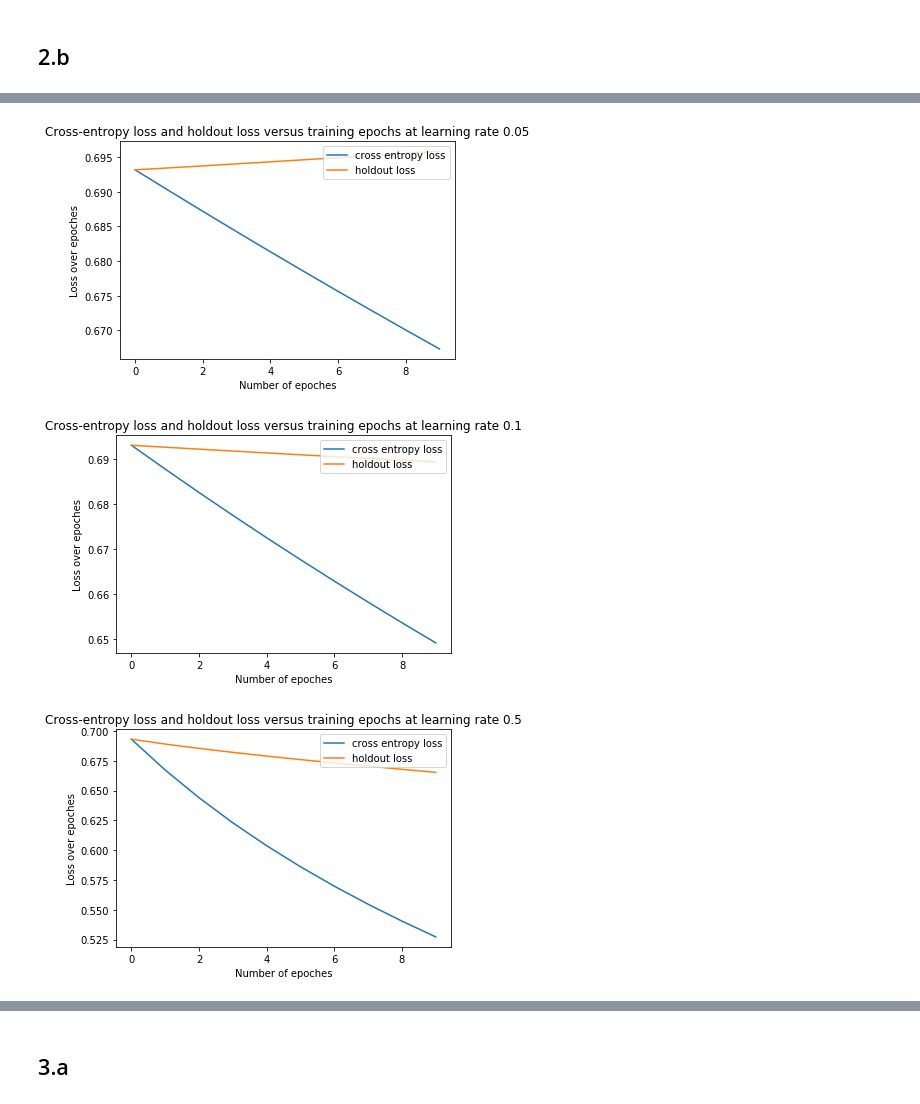
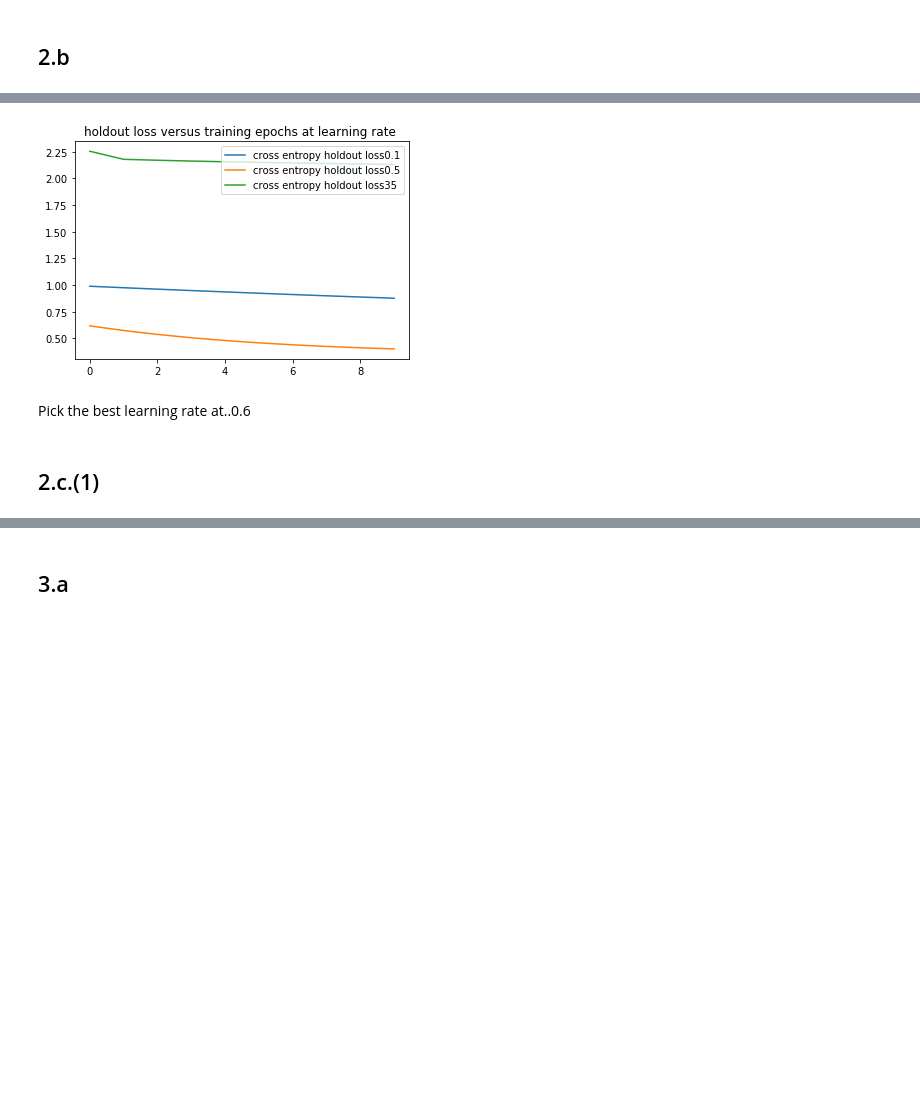
Before and after one commit to zyp5511/CSE253, a Jupyter notebook: hw1_2_1.ipynb, the cells around one changed output, grey strips where cells are left out. Cells and saved outputs as stored; diff of their text form; code cells hidden in the pictures; blank space fills up the shorter version.

Commit message:
:)
可能需要再找一下 softmax 的best learning rate 还有就是到底要不要print train loss or validation loss when we are looking for the best learning rate，其他代码全过

```diff
--- a/hw1_2_1.ipynb
+++ b/hw1_2_1.ipynb
@@ -134,7 +135,7 @@ def PCA(data, dims_rescaled_data=2):
     result = []
     ev_r = []
     for i in range(dims_rescaled_data):
-        ev_i = np.matmul(A,ev[:,i])/(np.linalg.norm(np.matmul(A,ev[:,i]))*np.sqrt(evals[0]))
+        ev_i = np.matmul(A,ev[:,i])/(np.linalg.norm(np.matmul(A,ev[:,i])*np.sqrt(evals[i])))
         ev_r.append(ev_i)
         result.append(np.matmul(A_T,ev_i))
     result = np.array(result).T
@@ -237,14 +253,15 @@ Converting from array to PIL Image
 # %%
 def sigmoid(x):
     return 1. / (1. + np.exp(-x))
-def loss(t, y):
-    return -(t * np.log(y) +(1 - t) * np.log(1 - y)).mean()
+def loss(y,t):
+    #return (-y * np.log(h) - (1 - y) * np.log(1 - h)).mean()
+    return -1*(t*np.log(y)+(1-t)*np.log(1 - y)).mean()
 def accuracy(t,p):
     return 1-1.0*sum(abs(t-(p>0.5)))/len(t)
-def logistic_regression(features, target, holdout, holdout_label, epoch, learning_rate):
+def logistic_regression(features, target,holdout,holdout_label, epoch, learning_rate):
     ce_loss = []
     best_weight = np.zeros(features.shape[1])
-    weights = np.zeros(features.shape[1])
+    weights = np.random.rand(features.shape[1])
     holdout_mark = float('inf')
     holdout_loss = []
     m = features.shape[0]
@@ -254,22 +271,19 @@ def logistic_regression(features, target, holdout, holdout_label, epoch, learnin
         # calculate the sigmoid
         predictions = sigmoid(scores)
         # record Cross-Entropy Error
-        ce_loss.append(loss(target,predictions))
-        # compute holdout loss
-        temp = loss(holdout_label,sigmoid(np.dot(holdout,weights)))
-        # find the weight with samllest holdout loss and store as the best weight
-        if temp < holdout_mark:
-            holdout_mark = temp
-            best_weight = weights
+        ce_loss.append(loss(predictions,target))
         # compute the gradient
-        gradient = 1/m * np.dot(features.T, predictions - target)
-
-        print(accuracy(target,predictions))
-
+        gradient = 1/m * np.dot(features.T, predictions-target)
         # Update weights with gradient
         weights -= learning_rate * gradient
+        # compute holdout loss
+        holdout_loss_temp = loss(sigmoid(np.dot(holdout,weights)),holdout_label)
+        # find the weight with samllest holdout loss and store as the best weight
+        if holdout_loss_temp < holdout_mark:
+            holdout_mark = holdout_loss_temp
+            best_weight = weights
         # record holdout loss for each epoch
-        holdout_loss.append(temp)
+        holdout_loss.append(holdout_loss_temp)
     return weights, best_weight, np.array(ce_loss), np.array(holdout_loss)
 # %% [markdown]
 ## 2.b
@@ -375,16 +469,13 @@ Average of test accuracy is
 # %%
-import matplotlib.pyplot as plt
-
-epoch = list(range(10))
 for i in range(3):
-    plt.plot(epoch, ce_loss_lr[i], label = 'cross entropy loss')
-    plt.plot(epoch, val_loss_lr[i], label = 'holdout loss')
-    plt.title('Cross-entropy loss and holdout loss versus training epochs at learning rate ' + str(lrlist[i]))
-    plt.xlabel('Number of epoches')
-    plt.ylabel('Loss over epoches')
+    epoch = list(range(10))
+    plt.plot(epoch, val_loss_lr[i], label = 'cross entropy holdout loss'+str(lrlist[i]))
+    plt.title('holdout loss versus training epochs at learning rate ')
     plt.legend(bbox_to_anchor=(1, 1), loc='upper right', ncol=1)
-    plt.show()
+plt.show()
 # %% [output]
-[figure, old version]
+[figure, new version]
-[figure, removed]
-[figure, removed]
+# %% [markdown]
+Pick the best learning rate at..0.6
+# %% [markdown]
+## 2.c.(1)
```
Also changed, not shown: parts of 38 cells of this notebook.
